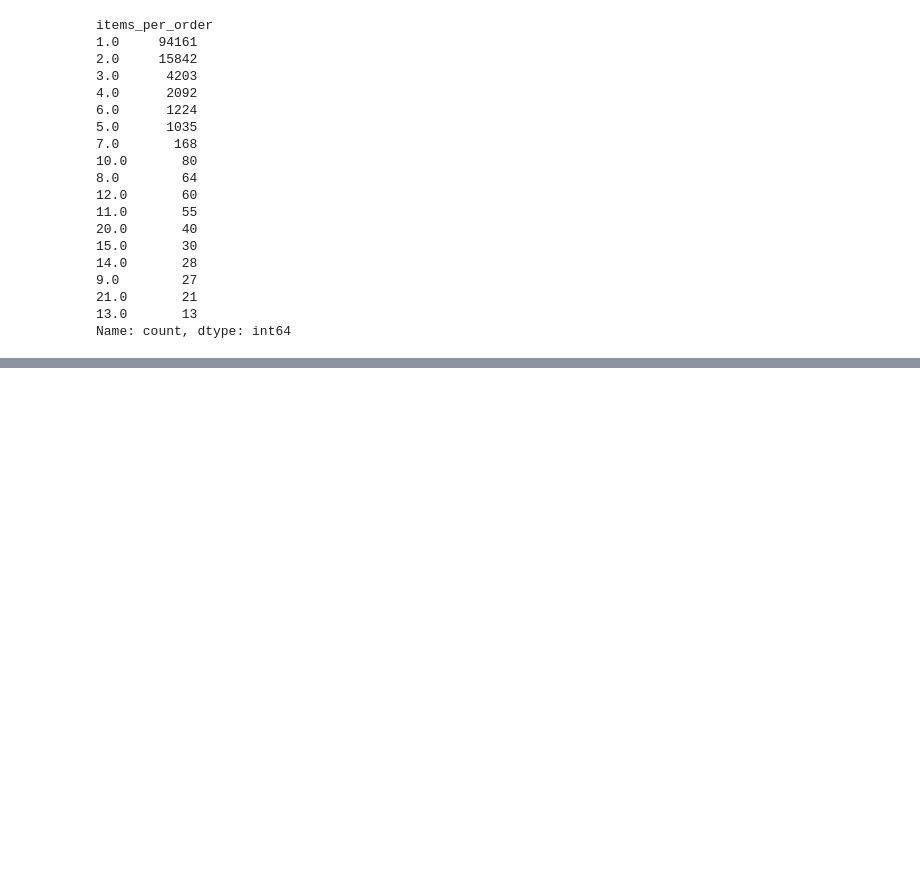
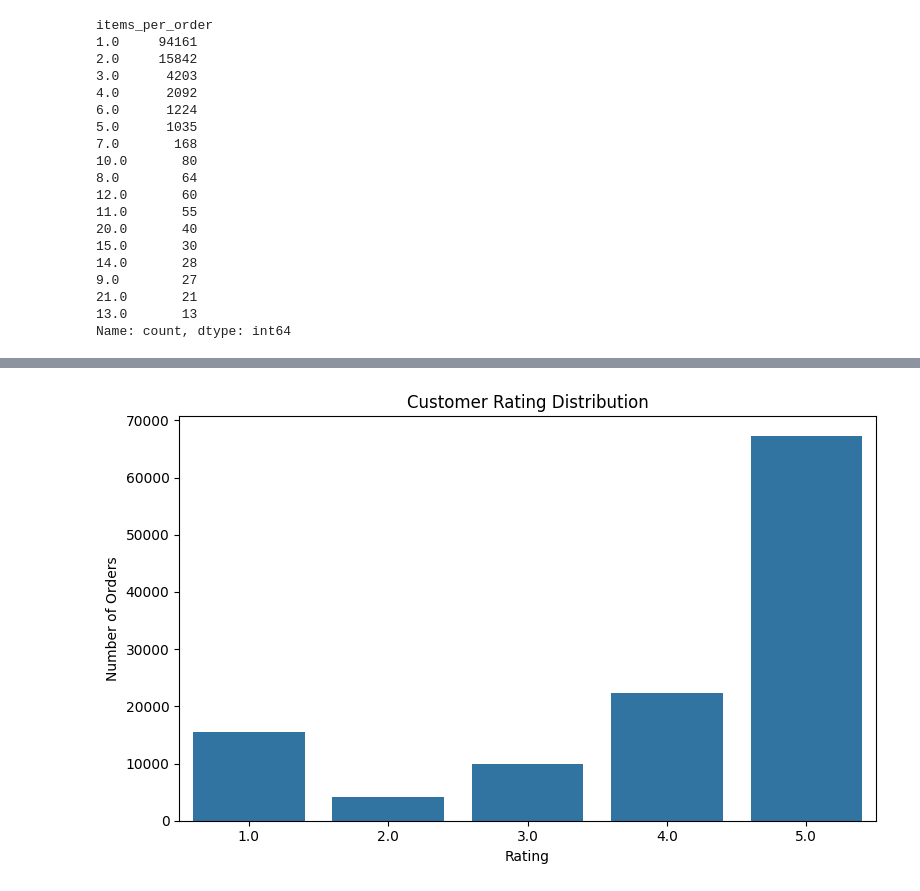
Before and after one commit to Mar-SHieee/Customer-Rating-Prediction, a Jupyter notebook: Customer_Rating_Prediction.ipynb, the cells around one changed output, grey strips where cells are left out. Cells and saved outputs as stored; diff of their text form; code cells hidden in the pictures; blank space fills up the shorter version.

```diff
--- a/Customer_Rating_Prediction.ipynb
+++ b/Customer_Rating_Prediction.ipynb
@@ -979,0 +1003,28 @@ df
+# %%
+# Make sure Rating is numeric and valid
+
+df = df.rename(columns={"review_score": "rating"})
+
+df["rating"] = pd.to_numeric(df["rating"], errors="coerce")
+
+rating_missing = df["rating"].isna().sum()
+print("Missing rating values:", rating_missing)
+
+# Model 3: drop rows where rating is missing
+df = df.dropna(subset=["rating"]).copy()
+df = df[df["rating"].between(1, 5)].copy()
+
+rating_counts = df["rating"].value_counts().sort_index()
+rating_percent = (
+    df["rating"].value_counts(normalize=True).sort_index().mul(100).round(2)
+)
+
+print("\nRating counts:")
+display(rating_counts.rename("count").to_frame())
+
+print("\nRating percentages:")
+display(rating_percent.rename("percentage").to_frame())
+
+print(f"\nMean rating: {df['rating'].mean():.2f}")
+print(f"Median rating: {df['rating'].median():.2f}")
+print(f"Rating skewness: {df['rating'].skew():.3f}")
@@ -979,0 +1053,15 @@ df
+# %%
+# Rating Distribution
+plt.figure(figsize=(8, 5))
+sns.countplot(
+    data=df,
+    x="rating",
+    order=sorted(df["rating"].unique())
+)
+plt.title("Customer Rating Distribution")
+plt.xlabel("Rating")
+plt.ylabel("Number of Orders")
+plt.tight_layout()
+plt.show()
+# %% [output]
+[figure, added]
```
Also changed, not shown: parts of 35 cells of this notebook.
